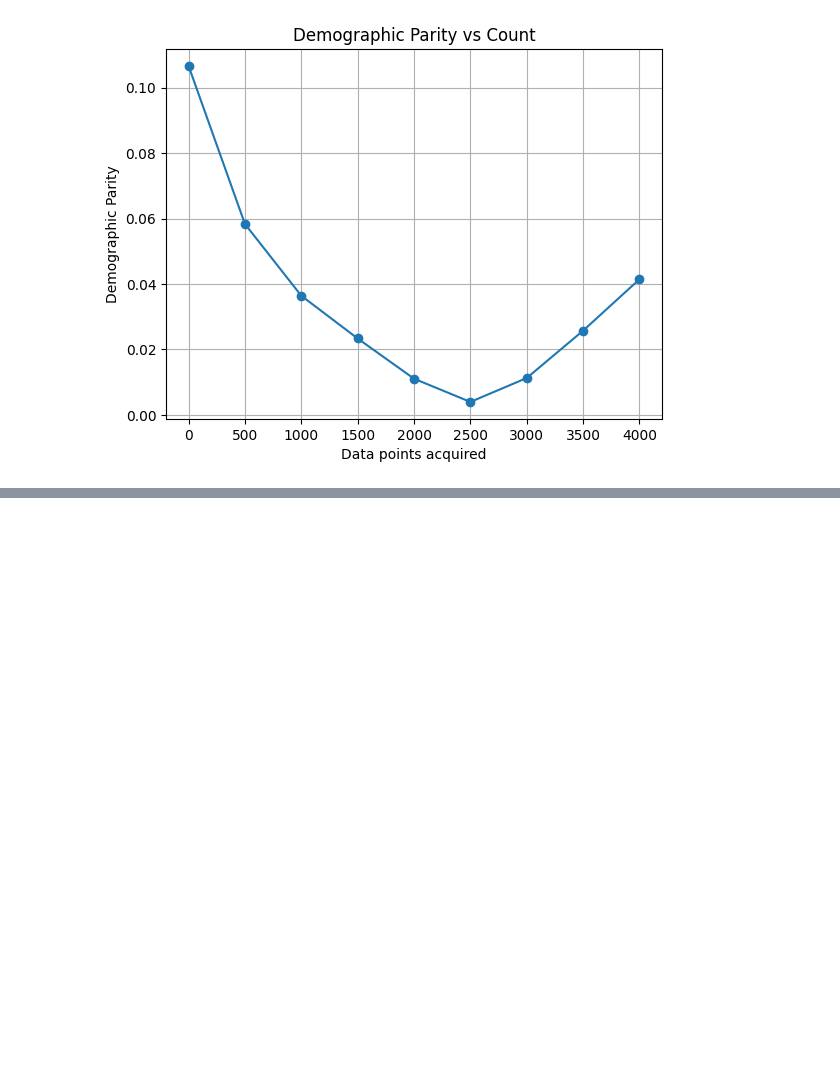
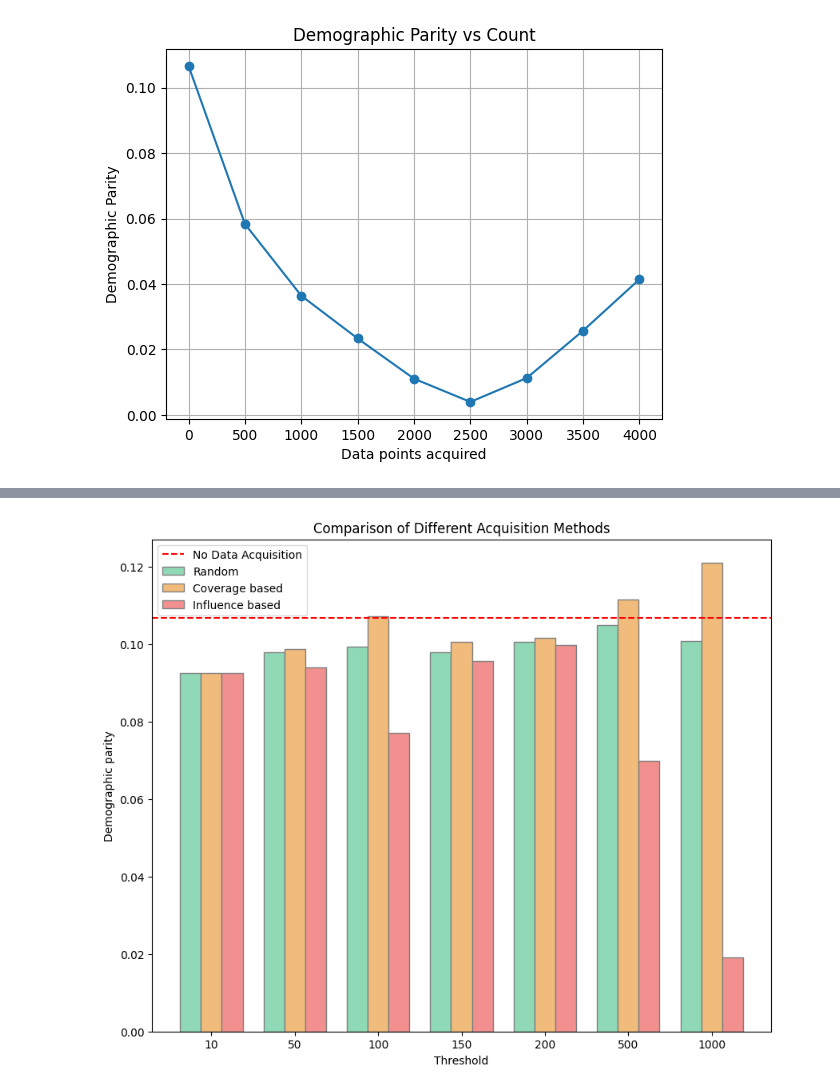
Before and after one commit to ekta0596/DataAcquisition-valuation, a Jupyter notebook: CompasDatasetInfluence.ipynb, the cells around one changed output, grey strips where cells are left out. Cells and saved outputs as stored; diff of their text form; code cells hidden in the pictures; blank space fills up the shorter version.

```diff
--- a/CompasDatasetInfluence.ipynb
+++ b/CompasDatasetInfluence.ipynb
@@ -383,0 +668,43 @@ plt.show()
+# %%
+import numpy as np
+import matplotlib.pyplot as plt
+
+# Data for each acquisition method
+random_data = [[10, 0.09254949], [50, 0.09795552], [100, 0.099281153], [150, 0.0979686], [200, 0.100579],[500, 0.104895865], [1000, 0.1008206]]  # for threshold 10, 2 data points are acquired, for threshold = 50, 41 data points are aacquired,  for threshold = 100, 189 data points are aacquired
+coverage_based_data = [[10, 0.092561738], [50, 0.09865562], [100, 0.107089690], [150, 0.1005255], [200, 0.101671], [500, 0.11146433707986353], [1000, 0.1209484]]
+influence_based_data = [[10, 0.09240985], [50, 0.094008616], [100, 0.07703027], [150, 0.0955993], [200, 0.099825], [500, 0.0699143], [1000, 0.01906884]]
+
+# Extracting x and y values for each method
+threshold_random, dp_random = zip(*random_data)
+threshold_coverage, dp_coverage = zip(*coverage_based_data)
+threshold_influence, dp_influence = zip(*influence_based_data)
+
+# Set width of bar
+bar_width = 0.25
+
+# Set position of bar on X axis
+r1 = np.arange(len(threshold_random))
+r2 = [x + bar_width for x in r1]
+r3 = [x + bar_width for x in r2]
+
+
+
+# Plotting the bars
+plt.figure(figsize=(10, 8))  # Adjust figure size
+plt.bar(r1, dp_random, color='#8fd9b6', width=bar_width, edgecolor='grey', label='Random')
+plt.bar(r2, dp_coverage, color='#f1bb7b', width=bar_width, edgecolor='grey', label='Coverage based')
+plt.bar(r3, dp_influence, color='#f28f8f', width=bar_width, edgecolor='grey', label='Influence based')
+
+plt.axhline(y=0.10664564, color='red', linestyle='--', label='No Data Acquisition')
+
+# Adding labels and title
+plt.xlabel('Threshold')
+plt.ylabel('Demographic parity')
+plt.title('Comparison of Different Acquisition Methods')
+plt.xticks([r + bar_width for r in range(len(threshold_random))], threshold_random)
+plt.legend(loc='upper left')  # Adjust legend position
+
+# Show plot
+plt.show()
+# %% [output]
+[figure, added]
```
Also changed, not shown: parts of 21 cells of this notebook, 7 other files.
